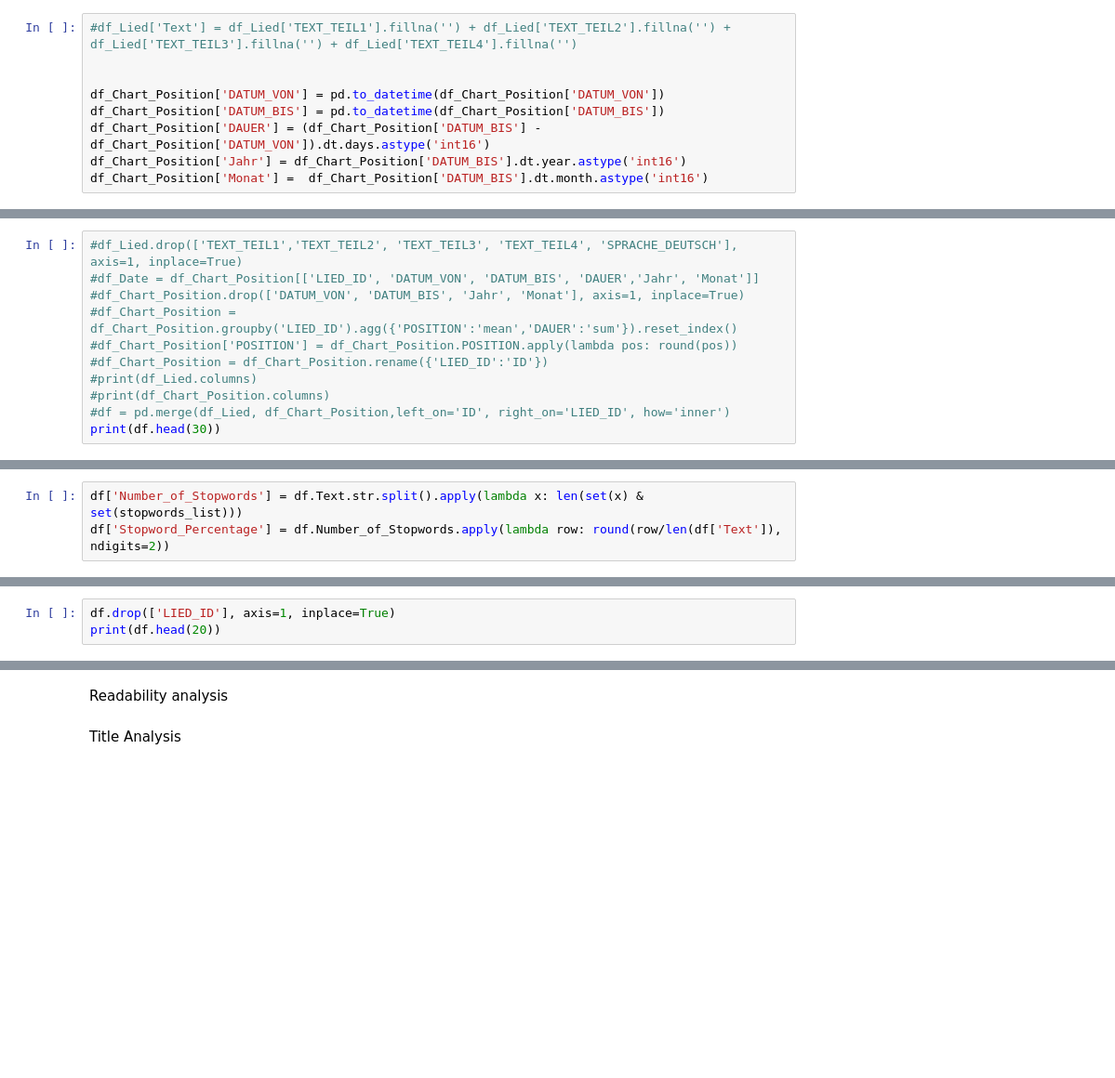
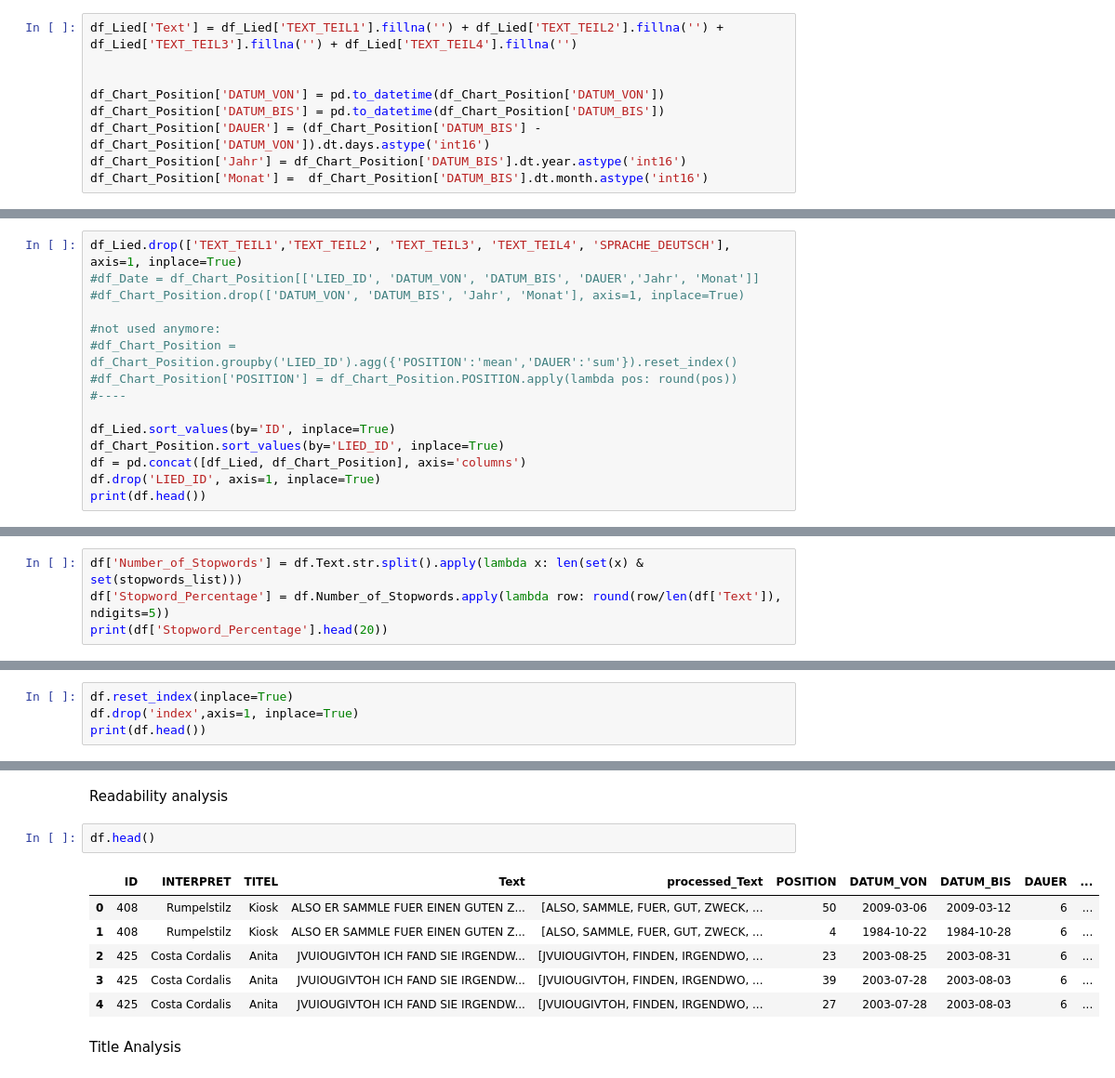
Before and after one commit to bgt0123/TA, a Jupyter notebook: Data Preprocessing.ipynb, the cells around one changed output, grey strips where cells are left out. Shown: that part at 93% size. Saved outputs shown, nothing was run; the diff lists cells and outputs as text; blank space fills up the shorter version.

```diff
--- a/Data Preprocessing.ipynb
+++ b/Data Preprocessing.ipynb
@@ -69,7 +57,7 @@ print(df.head(30))
 # %% [markdown]
 Data Conversion
 # %%
-#df_Lied['Text'] = df_Lied['TEXT_TEIL1'].fillna('') + df_Lied['TEXT_TEIL2'].fillna('') + df_Lied['TEXT_TEIL3'].fillna('') + df_Lied['TEXT_TEIL4'].fillna('')
+df_Lied['Text'] = df_Lied['TEXT_TEIL1'].fillna('') + df_Lied['TEXT_TEIL2'].fillna('') + df_Lied['TEXT_TEIL3'].fillna('') + df_Lied['TEXT_TEIL4'].fillna('')
 
 
 df_Chart_Position['DATUM_VON'] = pd.to_datetime(df_Chart_Position['DATUM_VON'])
@@ -131,12 +99,16 @@ print(df_Lied.head(20))
 # %%
-#df_Lied.drop(['TEXT_TEIL1','TEXT_TEIL2', 'TEXT_TEIL3', 'TEXT_TEIL4', 'SPRACHE_DEUTSCH'], axis=1, inplace=True)
+df_Lied.drop(['TEXT_TEIL1','TEXT_TEIL2', 'TEXT_TEIL3', 'TEXT_TEIL4', 'SPRACHE_DEUTSCH'], axis=1, inplace=True)
 #df_Date = df_Chart_Position[['LIED_ID', 'DATUM_VON', 'DATUM_BIS', 'DAUER','Jahr', 'Monat']]
 #df_Chart_Position.drop(['DATUM_VON', 'DATUM_BIS', 'Jahr', 'Monat'], axis=1, inplace=True)
+
+#not used anymore:
 #df_Chart_Position = df_Chart_Position.groupby('LIED_ID').agg({'POSITION':'mean','DAUER':'sum'}).reset_index()
 #df_Chart_Position['POSITION'] = df_Chart_Position.POSITION.apply(lambda pos: round(pos))
-#df_Chart_Position = df_Chart_Position.rename({'LIED_ID':'ID'})
-#print(df_Lied.columns)
-#print(df_Chart_Position.columns)
-#df = pd.merge(df_Lied, df_Chart_Position,left_on='ID', right_on='LIED_ID', how='inner')
-print(df.head(30))
+#----
+
+df_Lied.sort_values(by='ID', inplace=True)
+df_Chart_Position.sort_values(by='LIED_ID', inplace=True)
+df = pd.concat([df_Lied, df_Chart_Position], axis='columns')
+df.drop('LIED_ID', axis=1, inplace=True)
+print(df.head())
 # %% [output]
@@ -174,4 +146,5 @@ profanity.load_words(flatten(profanity_list))
 Percentage of Stopwords
 # %%
 df['Number_of_Stopwords'] = df.Text.str.split().apply(lambda x: len(set(x) & set(stopwords_list)))
-df['Stopword_Percentage'] = df.Number_of_Stopwords.apply(lambda row: round(row/len(df['Text']), ndigits=2))
+df['Stopword_Percentage'] = df.Number_of_Stopwords.apply(lambda row: round(row/len(df['Text']), ndigits=5))
+print(df['Stopword_Percentage'].head(20))
@@ -181,6 +172,7 @@ Sentiment Analysis
 df['SUBJEKTIVITY'] = df.processed_Text.apply(lambda text: TextBlob(str(text)).sentiment.subjectivity)
 df['POLARITY'] = df.processed_Text.apply(lambda text: TextBlob(str(text)).sentiment.polarity)
 # %%
-df.drop(['LIED_ID'], axis=1, inplace=True)
-print(df.head(20))
+df.reset_index(inplace=True)
+df.drop('index',axis=1, inplace=True)
+print(df.head())
 # %% [output]
@@ -212,6 +204,15 @@ print(test[0])
 KeyboardInterrupt:
 # %% [markdown]
 Readability analysis
+# %%
+df.head()
+# %% [output]
+|  | ID | INTERPRET | TITEL | Text | processed_Text | POSITION | DATUM_VON | DATUM_BIS | DAUER | ... |
+| 0 | 408 | Rumpelstilz | Kiosk | ALSO ER SAMMLE FUER EINEN GUTEN Z... | [ALSO, SAMMLE, FUER, GUT, ZWECK, ... | 50 | 2009-03-06 | 2009-03-12 | 6 | ... |
+| 1 | 408 | Rumpelstilz | Kiosk | ALSO ER SAMMLE FUER EINEN GUTEN Z... | [ALSO, SAMMLE, FUER, GUT, ZWECK, ... | 4 | 1984-10-22 | 1984-10-28 | 6 | ... |
+| 2 | 425 | Costa Cordalis | Anita | JVUIOUGIVTOH ICH FAND SIE IRGENDW... | [JVUIOUGIVTOH, FINDEN, IRGENDWO, ... | 23 | 2003-08-25 | 2003-08-31 | 6 | ... |
+| 3 | 425 | Costa Cordalis | Anita | JVUIOUGIVTOH ICH FAND SIE IRGENDW... | [JVUIOUGIVTOH, FINDEN, IRGENDWO, ... | 39 | 2003-07-28 | 2003-08-03 | 6 | ... |
+| 4 | 425 | Costa Cordalis | Anita | JVUIOUGIVTOH ICH FAND SIE IRGENDW... | [JVUIOUGIVTOH, FINDEN, IRGENDWO, ... | 27 | 2003-07-28 | 2003-08-03 | 6 | ... |
 # %% [markdown]
 Title Analysis
 # %%
```
Also changed, not shown: parts of 11 cells of this notebook, 11 other files.
